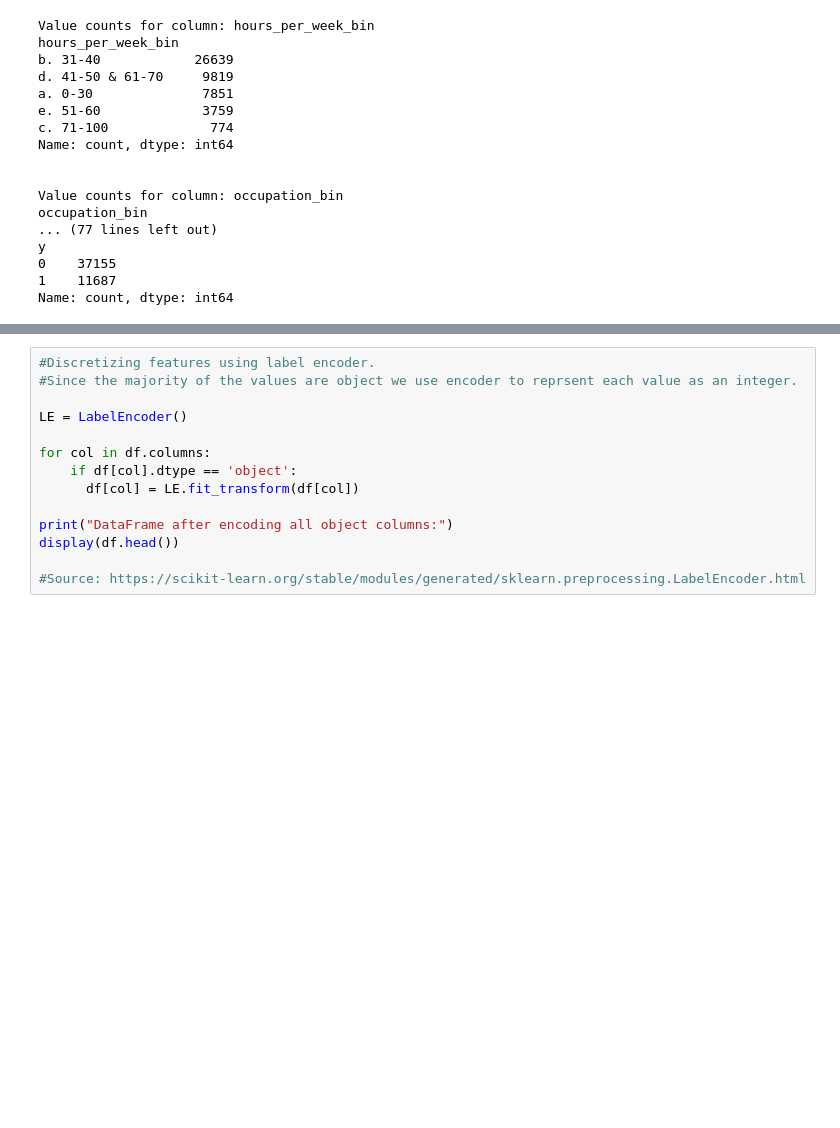
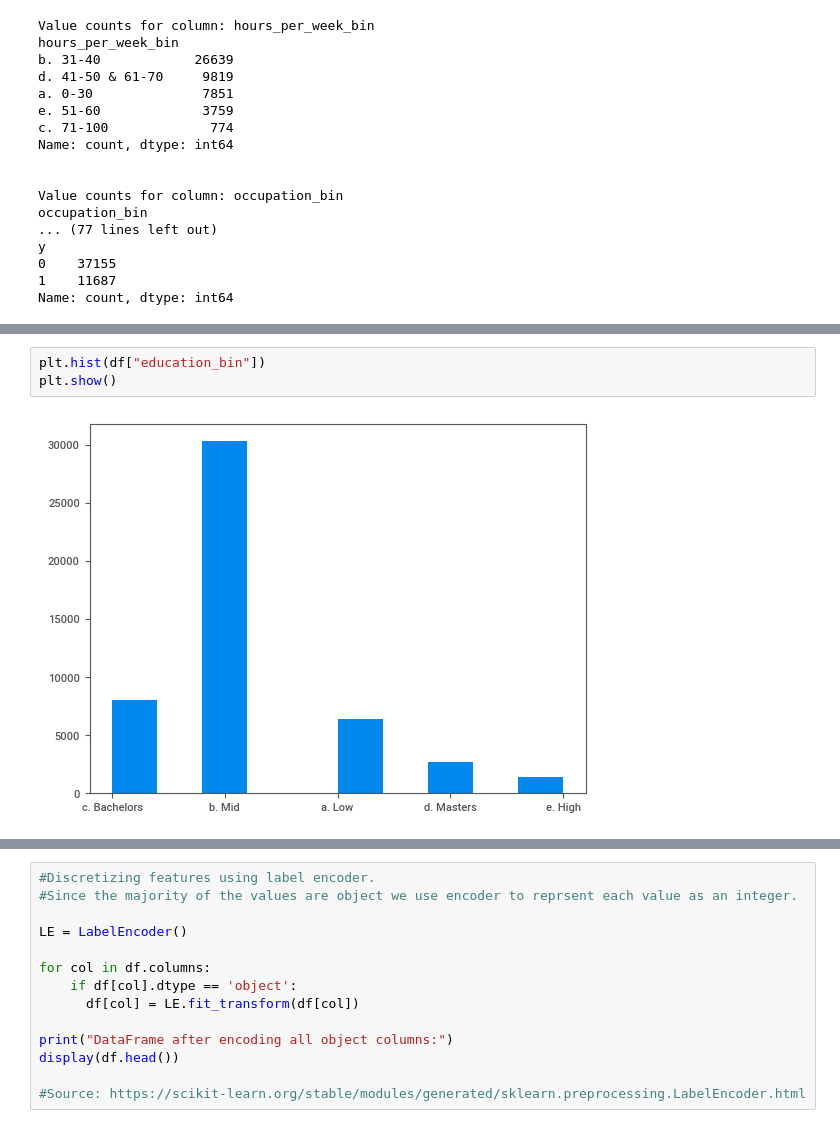
Before and after one commit to Sarkis55/CA04---Ensemble_Learning_Census_Data, a Jupyter notebook: CA04_Ensemble_Learning.ipynb, the cells around one changed output, grey strips where cells are left out. Drawn from its saved outputs; the diff is of its cells as text; blank space fills up the shorter version.

```diff
--- a/CA04_Ensemble_Learning.ipynb
+++ b/CA04_Ensemble_Learning.ipynb
@@ -95,0 +113,5 @@ Name: count, dtype: int64
+# %%
+plt.hist(df["education_bin"])
+plt.show()
+# %% [output]
+[figure, added]
```
Also changed, not shown: parts of 16 cells of this notebook.
